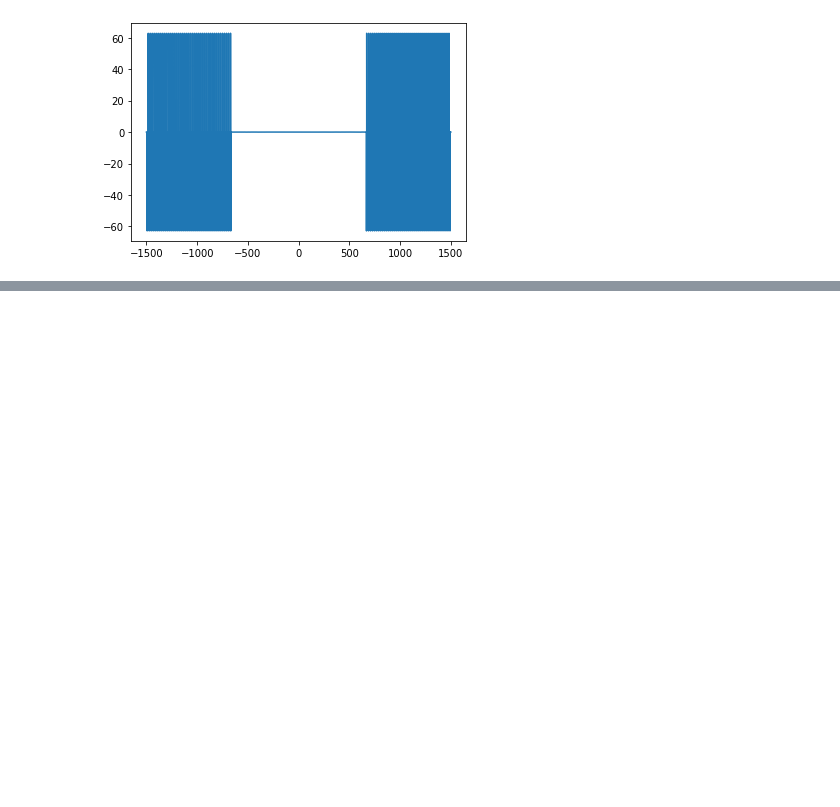
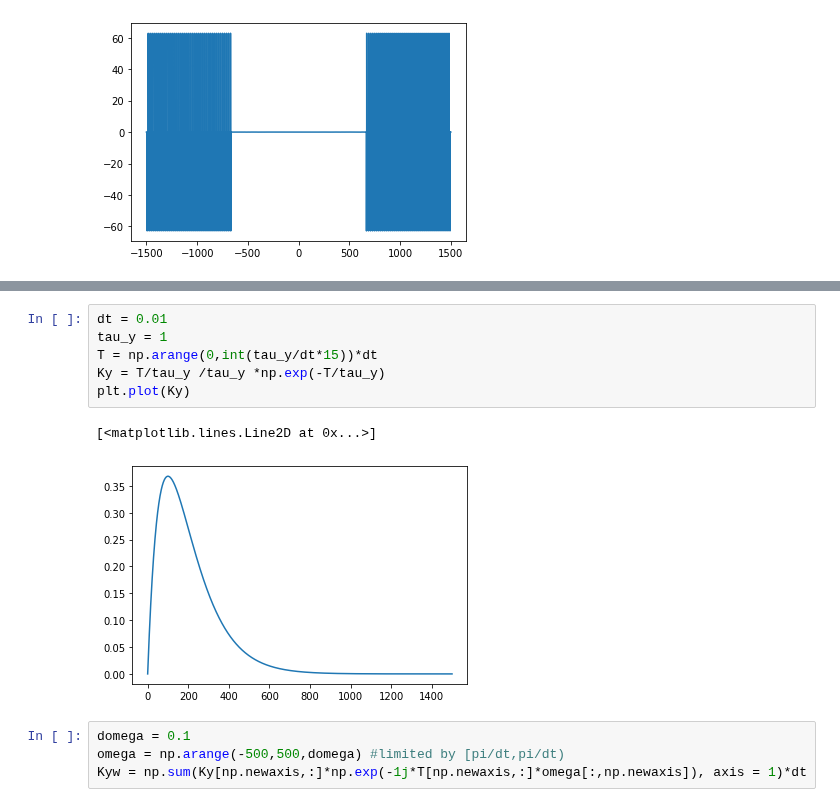
Before and after one commit to llincooi/retina_python, a Jupyter notebook: NGD_FTLeo.ipynb, the cells around one changed output, grey strips where cells are left out. Cells and saved outputs as stored; diff of their text form; blank space fills up the shorter version.

```diff
--- a/NGD_FTLeo.ipynb
+++ b/NGD_FTLeo.ipynb
@@ -229,0 +250,13 @@ plt.plot(omega, delta)
+# %%
+dt = 0.01
+tau_y = 1
+T = np.arange(0,int(tau_y/dt*15))*dt
+Ky = T/tau_y /tau_y *np.exp(-T/tau_y)
+plt.plot(Ky)
+# %% [output]
+[<matplotlib.lines.Line2D at 0x...>]
+[figure, added]
+# %%
+domega = 0.1
+omega = np.arange(-500,500,domega) #limited by [pi/dt,pi/dt)
+Kyw = np.sum(Ky[np.newaxis,:]*np.exp(-1j*T[np.newaxis,:]*omega[:,np.newaxis]), axis = 1)*dt
```
Also changed, not shown: parts of 6 cells of this notebook, 8 other files.
